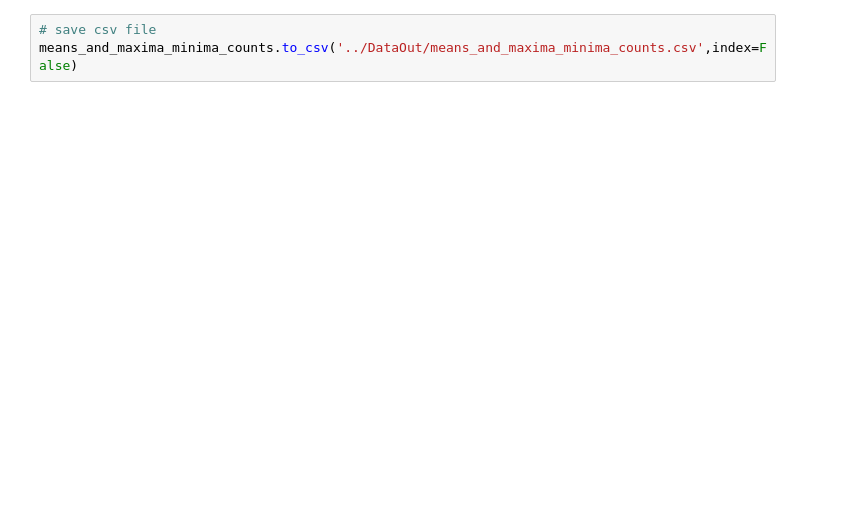
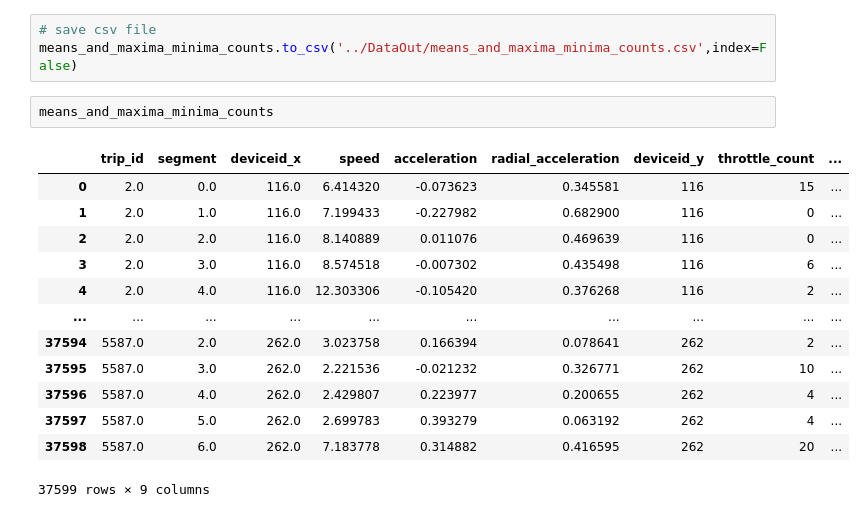
Before and after one commit to Ginushmal/DSE-Project-Bus-Arrival-time-Prediction-GRP29, a Jupyter notebook: Ginushmal/avg_for_segments.ipynb, the cells around one changed output. Saved outputs shown, nothing was run; the diff lists cells and outputs as text; blank space fills up the shorter version.

```diff
--- a/Ginushmal/avg_for_segments.ipynb
+++ b/Ginushmal/avg_for_segments.ipynb
@@ -286,3 +286,19 @@ length of unique trip ids: 2736
 # %%
 # save csv file
 means_and_maxima_minima_counts.to_csv('../DataOut/means_and_maxima_minima_counts.csv',index=False)
+# %%
+means_and_maxima_minima_counts
+# %% [output]
+|  | trip_id | segment | deviceid_x | speed | acceleration | radial_acceleration | deviceid_y | throttle_count | ... |
+| 0 | 2.0 | 0.0 | 116.0 | 6.414320 | -0.073623 | 0.345581 | 116 | 15 | ... |
+| 1 | 2.0 | 1.0 | 116.0 | 7.199433 | -0.227982 | 0.682900 | 116 | 0 | ... |
+| 2 | 2.0 | 2.0 | 116.0 | 8.140889 | 0.011076 | 0.469639 | 116 | 0 | ... |
+| 3 | 2.0 | 3.0 | 116.0 | 8.574518 | -0.007302 | 0.435498 | 116 | 6 | ... |
+| 4 | 2.0 | 4.0 | 116.0 | 12.303306 | -0.105420 | 0.376268 | 116 | 2 | ... |
+| ... | ... | ... | ... | ... | ... | ... | ... | ... | ... |
+| 37594 | 5587.0 | 2.0 | 262.0 | 3.023758 | 0.166394 | 0.078641 | 262 | 2 | ... |
+| 37595 | 5587.0 | 3.0 | 262.0 | 2.221536 | -0.021232 | 0.326771 | 262 | 10 | ... |
+| 37596 | 5587.0 | 4.0 | 262.0 | 2.429807 | 0.223977 | 0.200655 | 262 | 4 | ... |
+| 37597 | 5587.0 | 5.0 | 262.0 | 2.699783 | 0.393279 | 0.063192 | 262 | 4 | ... |
+| 37598 | 5587.0 | 6.0 | 262.0 | 7.183778 | 0.314882 | 0.416595 | 262 | 20 | ... |
+37599 rows × 9 columns
```
Also changed, not shown: parts of 10 cells of this notebook, 15 other files.
